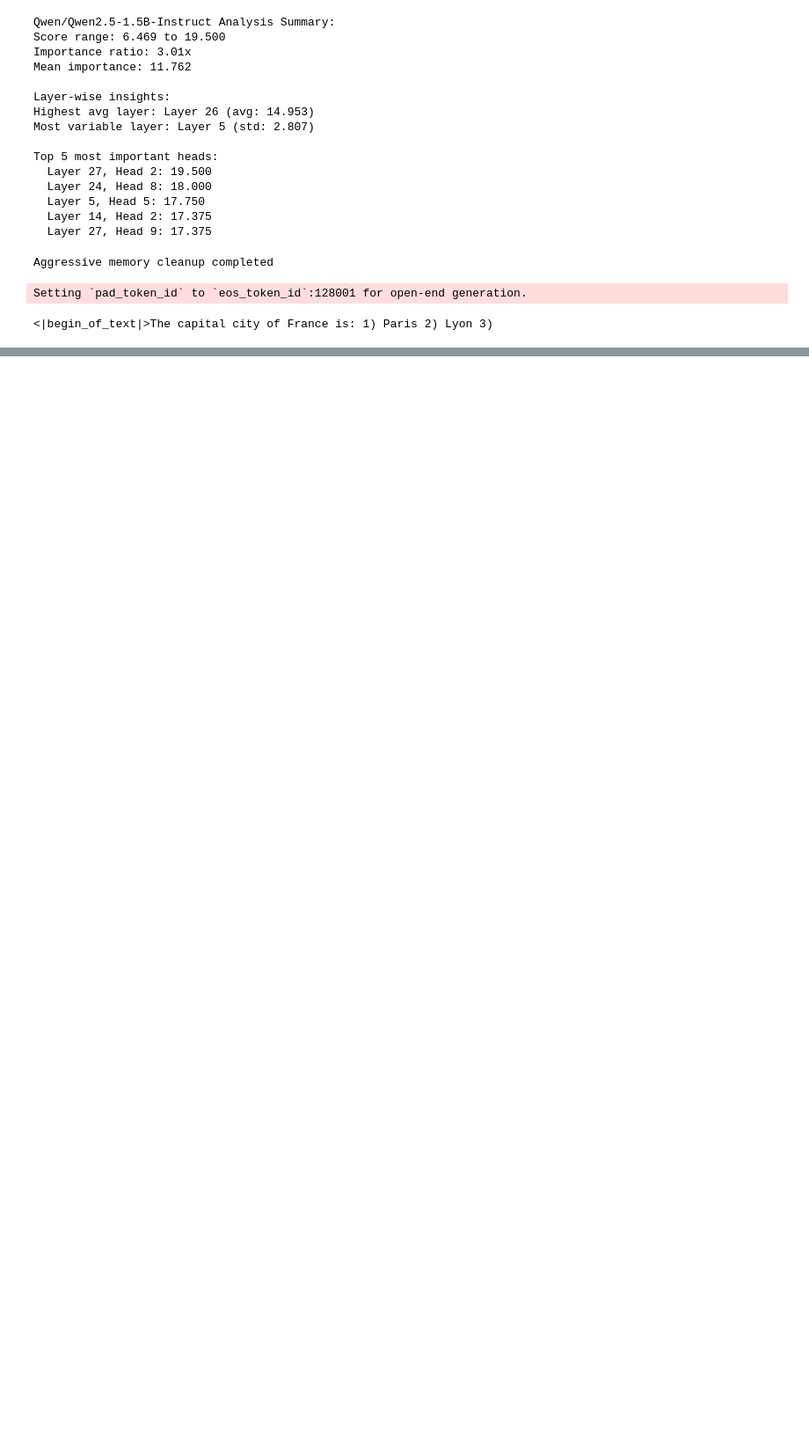
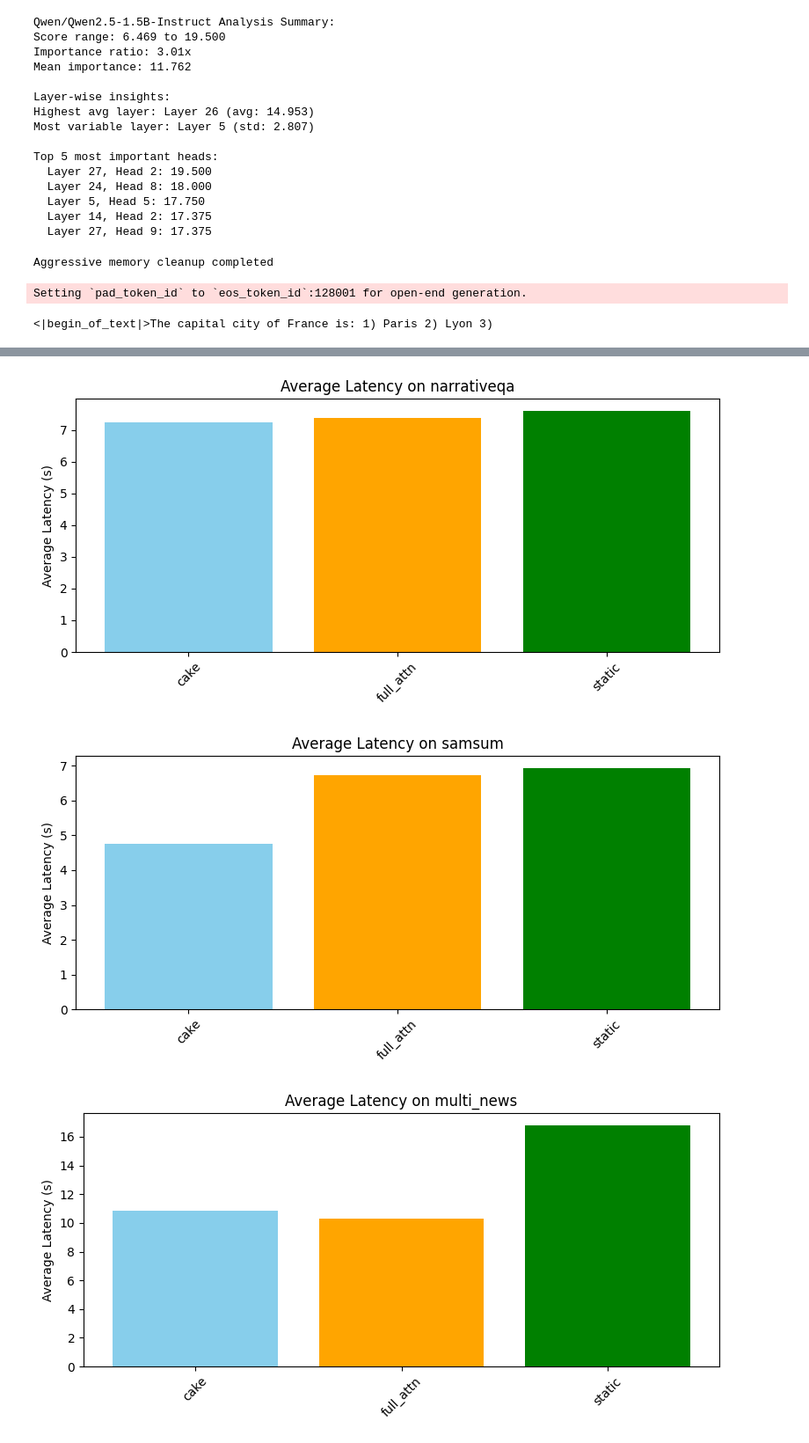
Before and after one commit to akshaj02/matrix-kv, a Jupyter notebook: plot.ipynb, the cells around one changed output, grey strips where cells are left out. Shown at 88% size. Saved outputs shown, nothing was run; the diff lists cells and outputs as text; code cells hidden in the pictures; blank space fills up the shorter version.

```diff
--- a/plot.ipynb
+++ b/plot.ipynb
@@ -704,0 +1103,66 @@ Setting `pad_token_id` to `eos_token_id`:128001 for open-end generation.
+# %%
+import os
+import json
+import matplotlib.pyplot as plt
+from collections import defaultdict
+
+def gather_average_latencies(root_dir):
+    avg_latency = {}  # {(dataset, method): average_latency}
+    for dirpath, _, filenames in os.walk(root_dir):
+        for filename in filenames:
+            if filename.endswith('_latencies.jsonl'):
+                filepath = os.path.join(dirpath, filename)
+                # Set method explicitly based on major folder name
+                if 'cakekv' in dirpath:
+                    method = 'static'
+                elif 'cake_original' in dirpath:
+                    method = 'cake'
+                elif 'full_attn_benchmark' in dirpath:
+                    method = 'full_attn'
+                else:
+                    method = os.path.basename(dirpath)
+                dataset = filename.replace('_latencies.jsonl', '')
+                avg = None
+                with open(filepath, 'r', encoding='utf-8') as f:
+                    for line in f:
+                        entry = json.loads(line.strip())
+                        if entry.get('sample_num') == 'average':
+                            avg = entry['latency']
+                if avg is not None:
+                    avg_latency[(dataset, method)] = avg
+    return avg_latency
+
+root_dir = "/home/am233354/"
+avg_latency = gather_average_latencies(root_dir)
+
+# Organize by dataset for plotting
+dataset_to_methods = defaultdict(dict)
+for (dataset, method), latency in avg_latency.items():
+    dataset_to_methods[dataset][method] = latency
+
+# Plot a chart per dataset
+for dataset, method_latencies in dataset_to_methods.items():
+    methods = list(method_latencies.keys())
+    latencies = [method_latencies[m] for m in methods]
+    plt.figure(figsize=(8, 4))
+    plt.bar(methods, latencies, color=['skyblue', 'orange', 'green'][:len(methods)])
+    plt.ylabel('Average Latency (s)')
+    plt.title(f'Average Latency on {dataset}')
+    plt.xticks(rotation=45)
+    plt.tight_layout()
+    plt.show()
+
+# Optionally: Plot one global chart of all (dataset, method) pairs
+plt.figure(figsize=(12, 6))
+labels = [f"{d}\n{m}" for (d, m) in avg_latency]
+values = [avg_latency[(d, m)] for (d, m) in avg_latency]
+plt.bar(labels, values, color=['skyblue', 'orange', 'green'] * (len(labels)//3 + 1))
+plt.ylabel('Average Latency (s)')
+plt.title('Average Latency Across All Datasets and Methods')
+plt.xticks(rotation=90)
+plt.tight_layout()
+plt.show()
+# %% [output]
+[figure, added]
+[figure, added]
+[figure, added]
```
Also changed, not shown: parts of 17 cells of this notebook, 13 other files.
